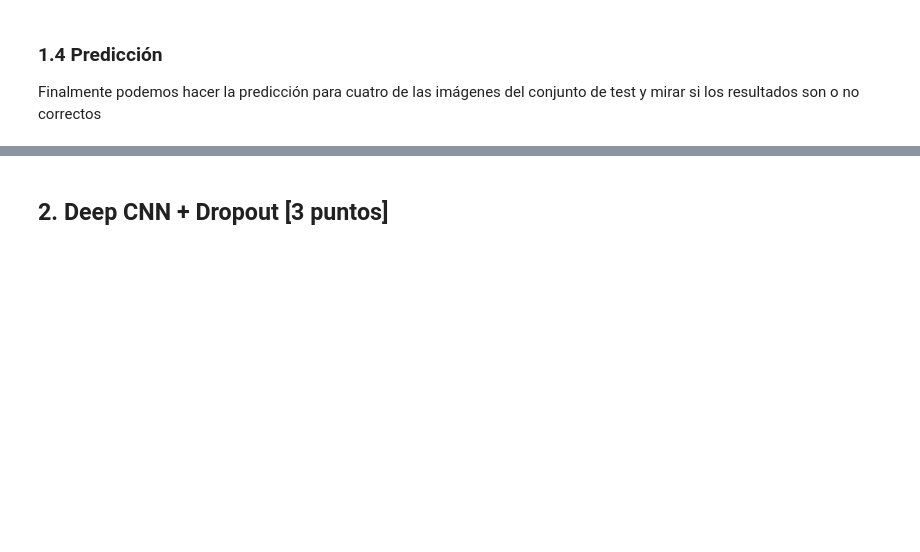
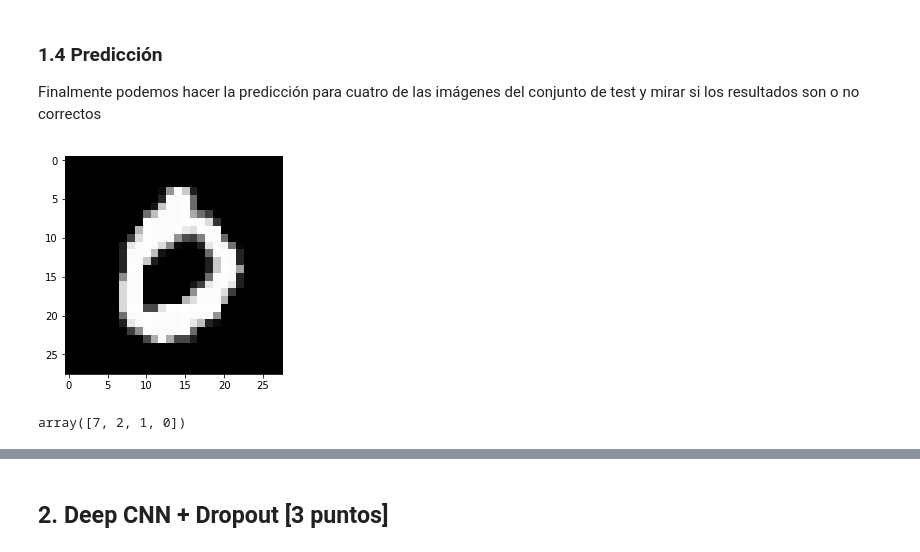
Before and after one commit to fernandoabcampos/deep-learning, a Jupyter notebook: PEC2/201802-M2.875-PEC2_Enunciado.ipynb, the cells around one changed output, grey strips where cells are left out. Cells and saved outputs as stored; diff of their text form; code cells hidden in the pictures; blank space fills up the shorter version.

```diff
--- a/PEC2/201802-M2.875-PEC2_Enunciado.ipynb
+++ b/PEC2/201802-M2.875-PEC2_Enunciado.ipynb
@@ -175,5 +194,17 @@ plot_prediction(n_epochs_onelayer, mfit_onelayer)
 ### 1.4 Predicción
 
 Finalmente podemos hacer la predicción para cuatro de las imágenes del conjunto de test y mirar si los resultados son o no correctos
+# %%
+first_image_test = x_test[3]
+first_image_test = np.array(first_image_test, dtype='float')
+pixels_test = first_image_test.reshape((28, 28))
+plt.imshow(pixels_test, cmap='gray')
+plt.show()
+# %% [output]
+[figure, added]
+# %%
+np.argmax(predictions, axis=1)
+# %% [output]
+array([7, 2, 1, 0])
 # %%
 # Hacemos la predicción para las 4 primeras imágenes del set de test
```
Also changed, not shown: parts of 8 cells of this notebook.
